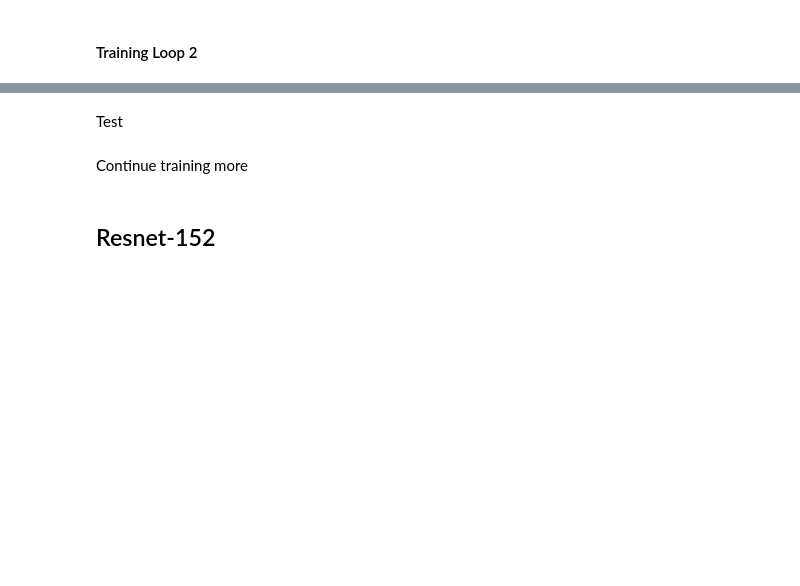
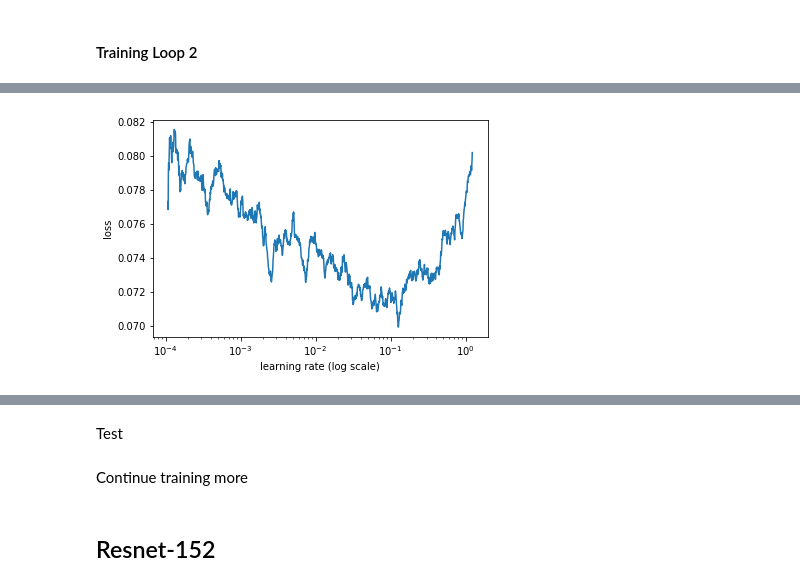
Before and after one commit to shik3519/deep-learning, a Jupyter notebook: isazi/001-nih-resnet50-ft.ipynb, the cells around one changed output, grey strips where cells are left out. Cells and saved outputs as stored; diff of their text form; code cells hidden in the pictures; blank space fills up the shorter version.

```diff
--- a/isazi/001-nih-resnet50-ft.ipynb
+++ b/isazi/001-nih-resnet50-ft.ipynb
@@ -391,0 +359,4 @@ lrf = learn.lr_find(lr_current)
+# %%
+learn.sched.plot() #Loss vs learning rate
+# %% [output]
+[figure, added]
```
Also changed, not shown: parts of 19 cells of this notebook.
